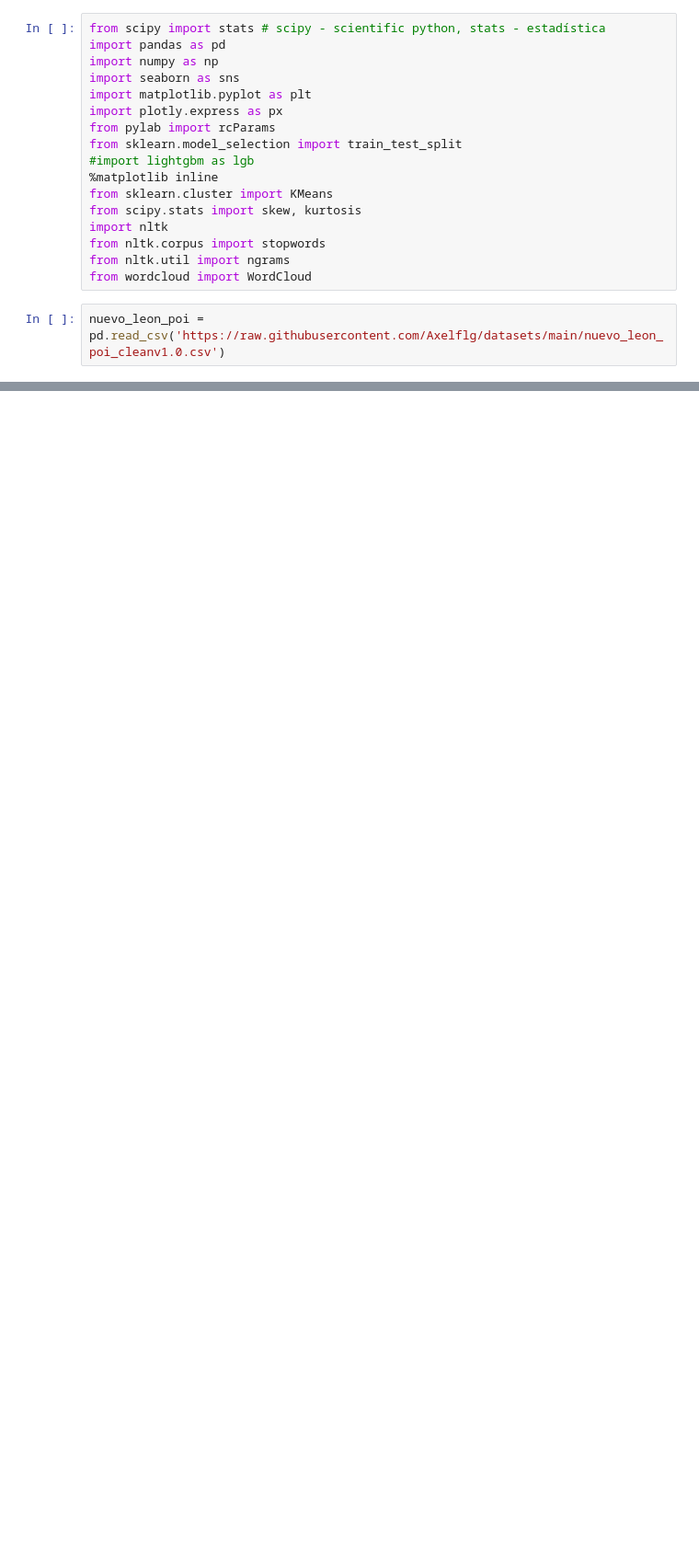
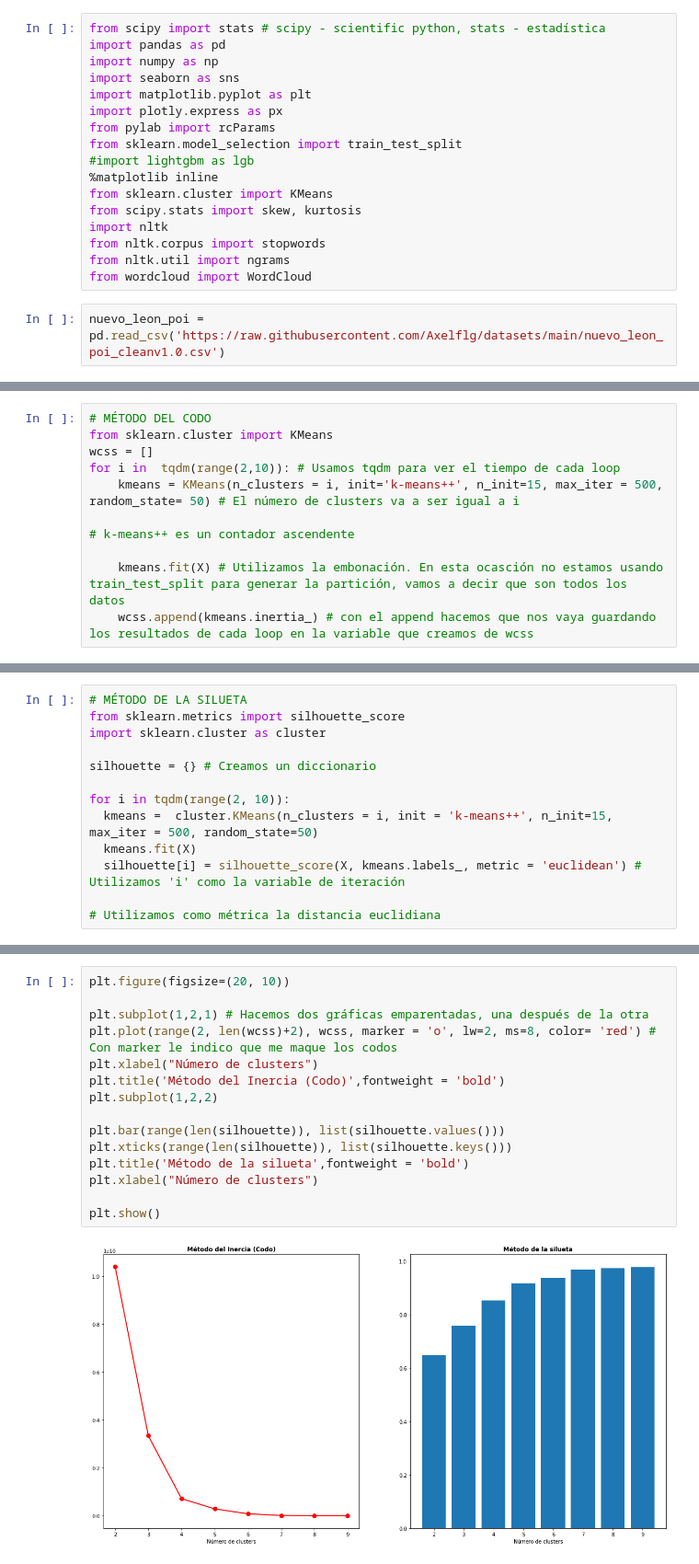
Before and after one commit to Deltarios/analisis_ropa_bedu_4, a Jupyter notebook: proyecto/Ropas_Extra_Parte_4.ipynb, the cells around one changed output, grey strips where cells are left out. Shown at 92% size. Saved outputs shown, nothing was run; the diff lists cells and outputs as text; blank space fills up the shorter version.

```diff
--- a/proyecto/Ropas_Extra_Parte_4.ipynb
+++ b/proyecto/Ropas_Extra_Parte_4.ipynb
@@ -1311,0 +129,10 @@ En esta gráfica podemos observar la distrución de los centros lógisticos con
+# %%
+# MÉTODO DEL CODO
+from sklearn.cluster import KMeans
+wcss = []
+for i in  tqdm(range(2,10)): # Usamos tqdm para ver el tiempo de cada loop
+    kmeans = KMeans(n_clusters = i, init='k-means++', n_init=15, max_iter = 500, random_state= 50) # El número de clusters va a ser igual a i
+                                                                                                    # k-means++ es un contador ascendente
+
+    kmeans.fit(X) # Utilizamos la embonación. En esta ocasción no estamos usando train_test_split para generar la partición, vamos a decir que son todos los datos
+    wcss.append(kmeans.inertia_) # con el append hacemos que nos vaya guardando los resultados de cada loop en la variable que creamos de wcss
@@ -1311,0 +151,12 @@ En esta gráfica podemos observar la distrución de los centros lógisticos con
+# %%
+# MÉTODO DE LA SILUETA
+from sklearn.metrics import silhouette_score
+import sklearn.cluster as cluster
+
+silhouette = {} # Creamos un diccionario
+
+for i in tqdm(range(2, 10)):
+  kmeans =  cluster.KMeans(n_clusters = i, init = 'k-means++', n_init=15, max_iter = 500, random_state=50)
+  kmeans.fit(X)
+  silhouette[i] = silhouette_score(X, kmeans.labels_, metric = 'euclidean') # Utilizamos 'i' como la variable de iteración
+                                                                                       # Utilizamos como métrica la distancia euclidiana
@@ -1311,0 +169,17 @@ En esta gráfica podemos observar la distrución de los centros lógisticos con
+# %%
+plt.figure(figsize=(20, 10))
+
+plt.subplot(1,2,1) # Hacemos dos gráficas emparentadas, una después de la otra
+plt.plot(range(2, len(wcss)+2), wcss, marker = 'o', lw=2, ms=8, color= 'red') # Con marker le indico que me maque los codos
+plt.xlabel("Número de clusters")
+plt.title('Método del Inercia (Codo)',fontweight = 'bold')
+plt.subplot(1,2,2)
+
+plt.bar(range(len(silhouette)), list(silhouette.values()))
+plt.xticks(range(len(silhouette)), list(silhouette.keys()))
+plt.title('Método de la silueta',fontweight = 'bold')
+plt.xlabel("Número de clusters")
+
+plt.show()
+# %% [output]
+[figure, added]
```
Also changed, not shown: parts of 271 cells of this notebook, 3 other files.
